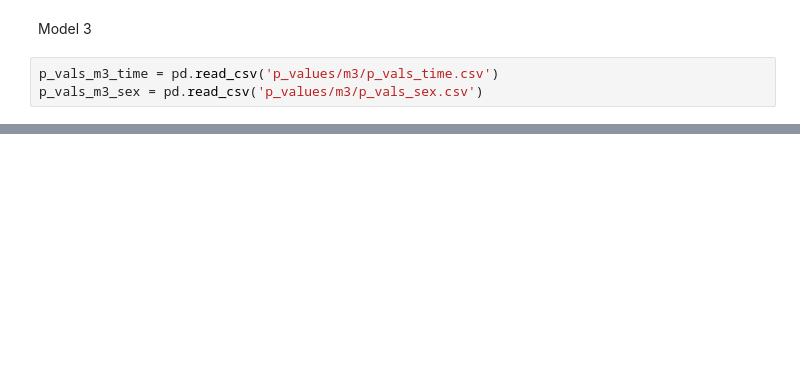
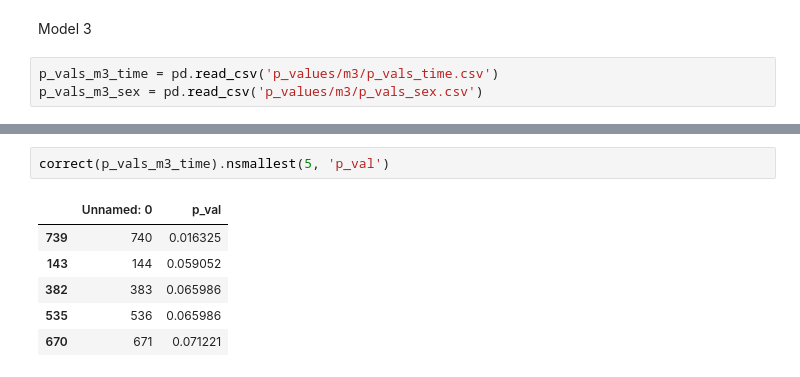
Before and after one commit to danielchang2002/FecalMetabolomics, a Jupyter notebook: FecalMetabolomics3.ipynb, the cells around one changed output, grey strips where cells are left out. Drawn from its saved outputs; the diff is of its cells as text; blank space fills up the shorter version.

```diff
--- a/FecalMetabolomics3.ipynb
+++ b/FecalMetabolomics3.ipynb
@@ -455,3 +481,12 @@ p_vals_m3_time.nsmallest(5, 'p_val')
+# %%
+correct(p_vals_m3_time).nsmallest(5, 'p_val')
+# %% [output]
+|  | Unnamed: 0 | p_val |
+| 739 | 740 | 0.016325 |
+| 143 | 144 | 0.059052 |
+| 382 | 383 | 0.065986 |
+| 535 | 536 | 0.065986 |
+| 670 | 671 | 0.071221 |
 # %%
 p_vals_m3_sex.nsmallest(5, 'p_val')
 # %% [output]
```
Also changed, not shown: parts of 24 cells of this notebook.
